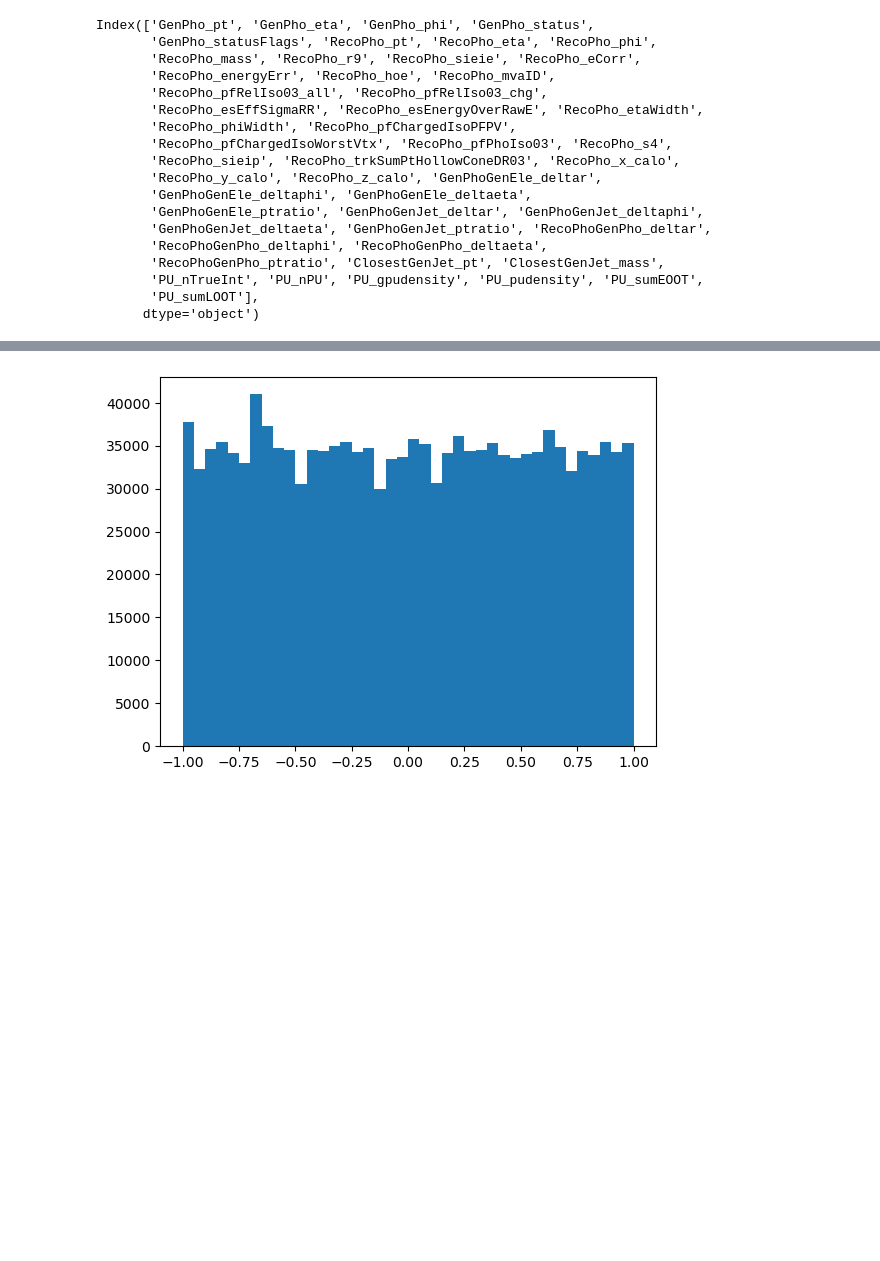
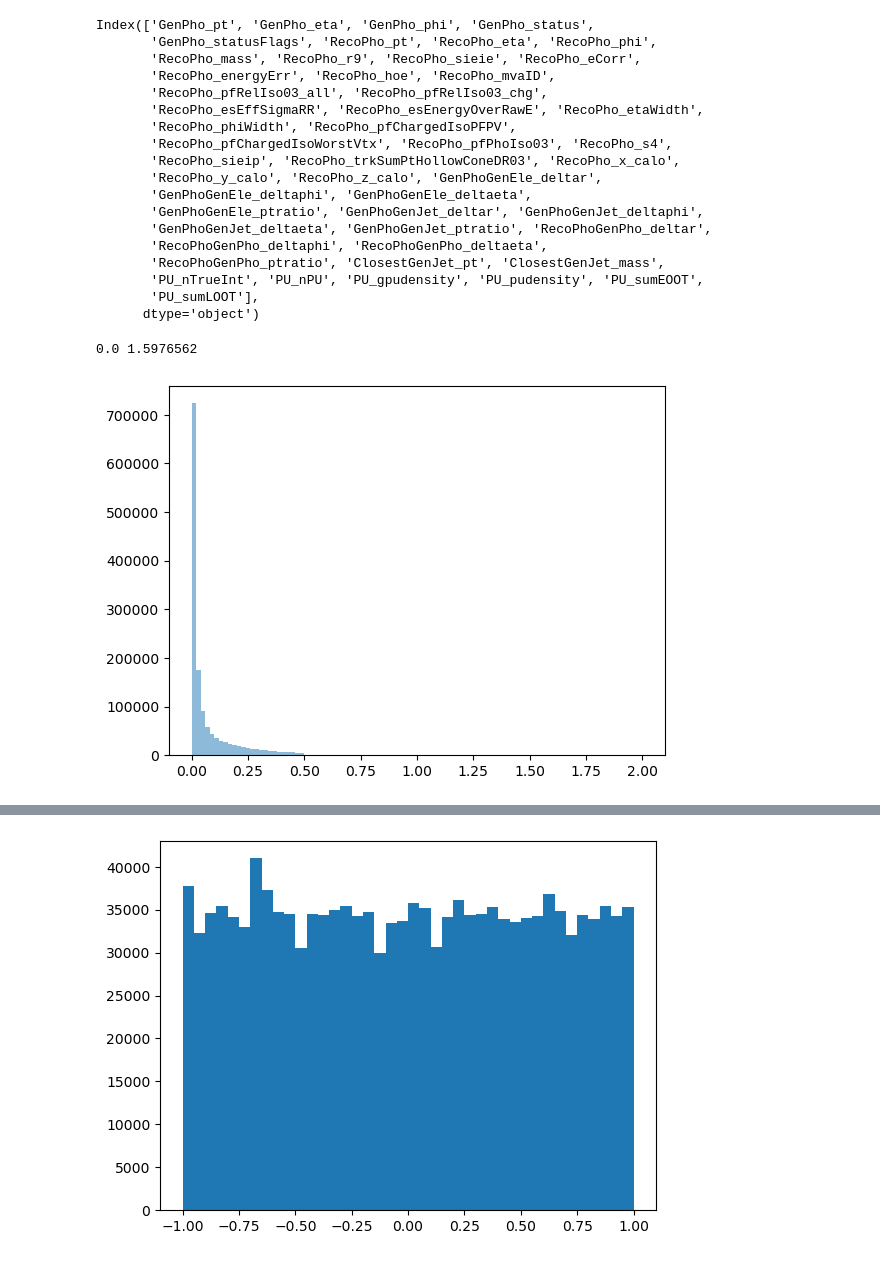
Before and after one commit to maxgalli/FlashSimStudies, a Jupyter notebook: preprocessing/study_photons.ipynb, the cells around one changed output, grey strips where cells are left out. Drawn from its saved outputs; the diff is of its cells as text; code cells hidden in the pictures; blank space fills up the shorter version.

```diff
--- a/preprocessing/study_photons.ipynb
+++ b/preprocessing/study_photons.ipynb
@@ -40,3 +41,11 @@ Index(['GenPho_pt', 'GenPho_eta', 'GenPho_phi', 'GenPho_status',
        'PU_nTrueInt', 'PU_nPU', 'PU_gpudensity', 'PU_pudensity', 'PU_sumEOOT',
        'PU_sumLOOT'],
       dtype='object')
+# %%
+orig_rng = (0, 2)
+var = df['RecoPho_hoe'].values
+plt.hist(var, bins=100, range=orig_rng, alpha=0.5);
+print(np.min(var), np.max(var))
+# %% [output]
+0.0 1.5976562
+[figure, added]
```
Also changed, not shown: parts of 8 cells of this notebook, 2 other files.
